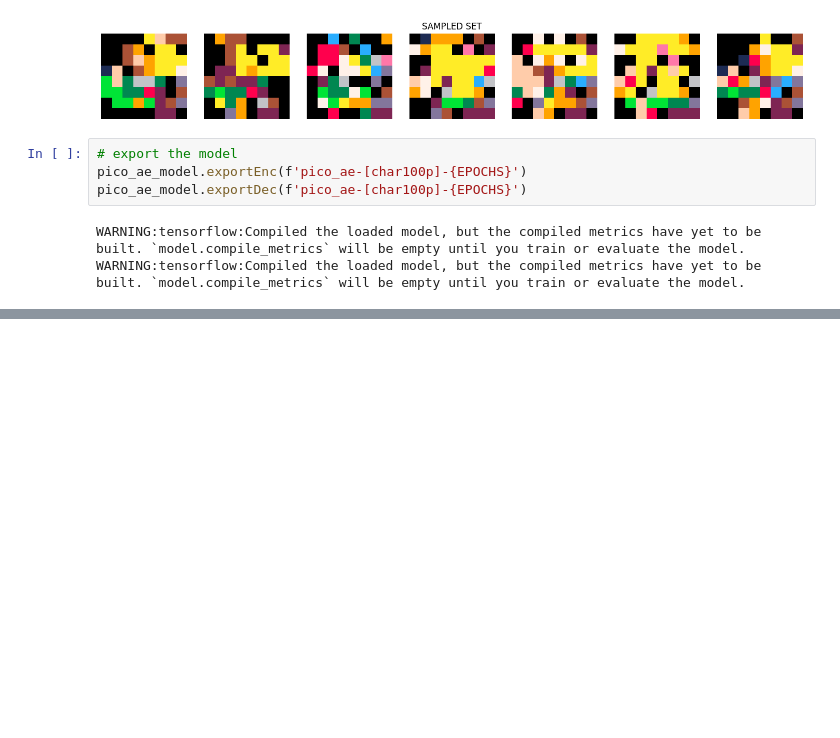
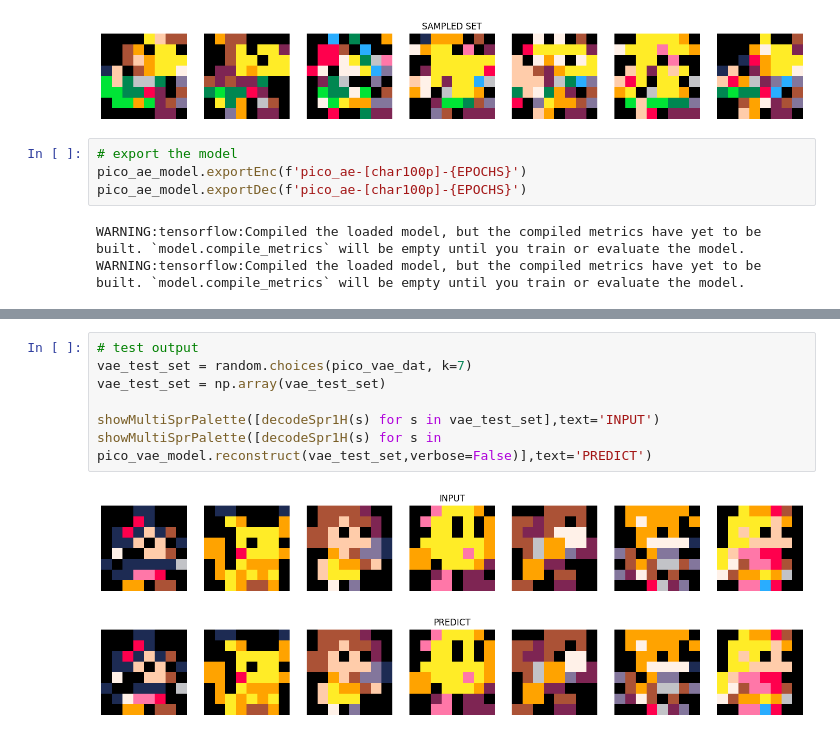
Before and after one commit to MasterMilkX/BMO_chatbot_prototype, a Jupyter notebook: Experimental_Notebooks/prompt_vqvae.ipynb, the cells around one changed output, grey strips where cells are left out. Drawn from its saved outputs; the diff is of its cells as text; blank space fills up the shorter version.

```diff
--- a/Experimental_Notebooks/prompt_vqvae.ipynb
+++ b/Experimental_Notebooks/prompt_vqvae.ipynb
@@ -353,0 +540,10 @@ WARNING:tensorflow:Compiled the loaded model, but the compiled metrics have yet
+# %%
+# test output
+vae_test_set = random.choices(pico_vae_dat, k=7)
+vae_test_set = np.array(vae_test_set)
+
+showMultiSprPalette([decodeSpr1H(s) for s in vae_test_set],text='INPUT')
+showMultiSprPalette([decodeSpr1H(s) for s in pico_vae_model.reconstruct(vae_test_set,verbose=False)],text='PREDICT')
+# %% [output]
+[figure, added]
+[figure, added]
```
Also changed, not shown: parts of 18 cells of this notebook, 8 other files.
